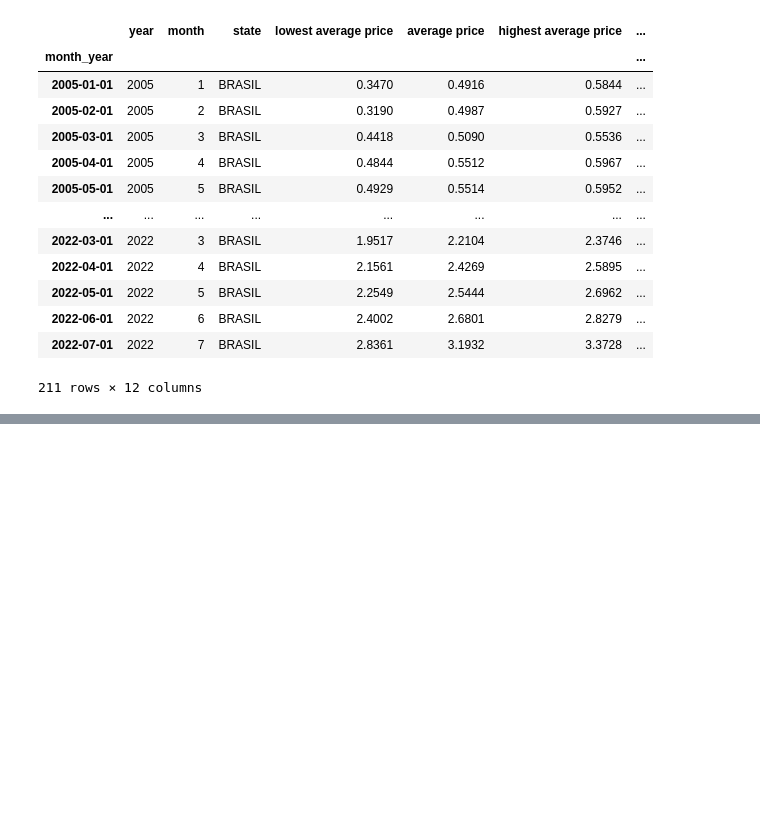
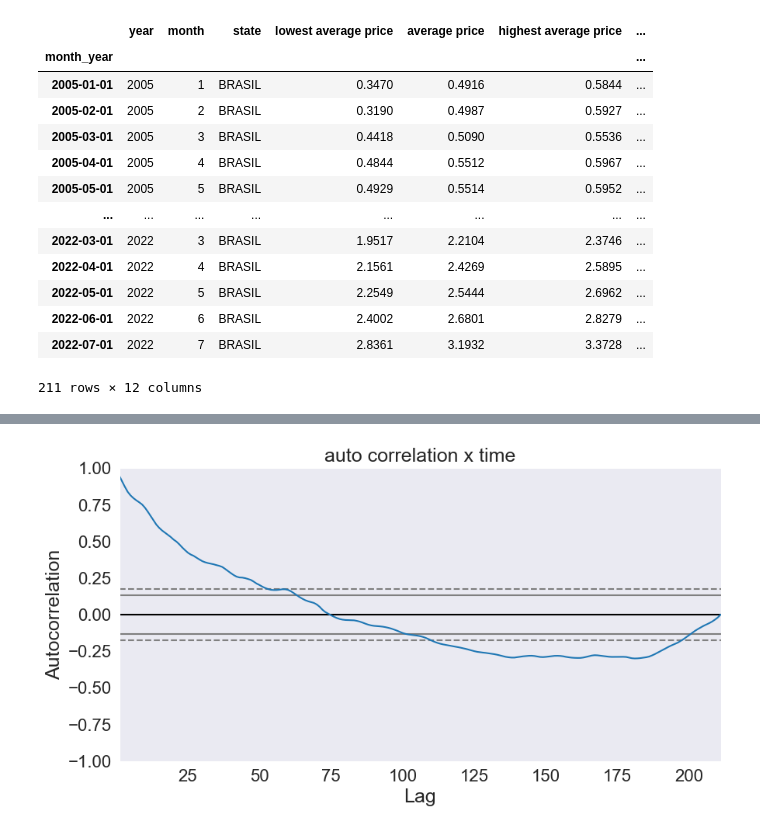
Before and after one commit to ludsonfelipe/data_projects, a Jupyter notebook: The Price Of Milk In Brazil/milk_in_brazil_data_analysis.ipynb, the cells around one changed output, grey strips where cells are left out. Saved outputs shown, nothing was run; the diff lists cells and outputs as text; code cells hidden in the pictures; blank space fills up the shorter version.

```diff
--- a/The Price Of Milk In Brazil/milk_in_brazil_data_analysis.ipynb
+++ b/The Price Of Milk In Brazil/milk_in_brazil_data_analysis.ipynb
@@ -188,0 +234,5 @@ plot_timeseries(df=df_analytical, states=['BRASIL'], plot_value=['average price'
+# %%
+configs_to_plot(column='auto correlation')
+autocorrelation_plot(df_analytical['average price']);
+# %% [output]
+[figure, added]
```
Also changed, not shown: parts of 19 cells of this notebook.
